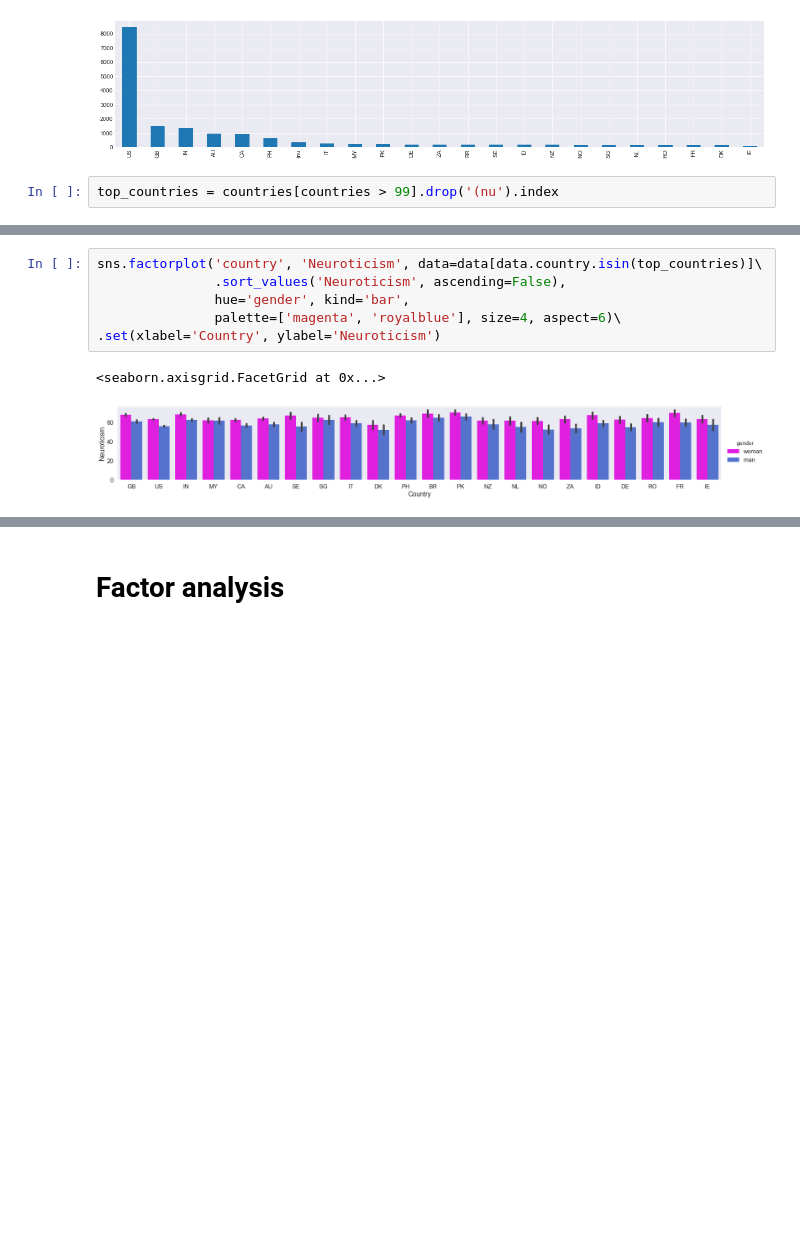
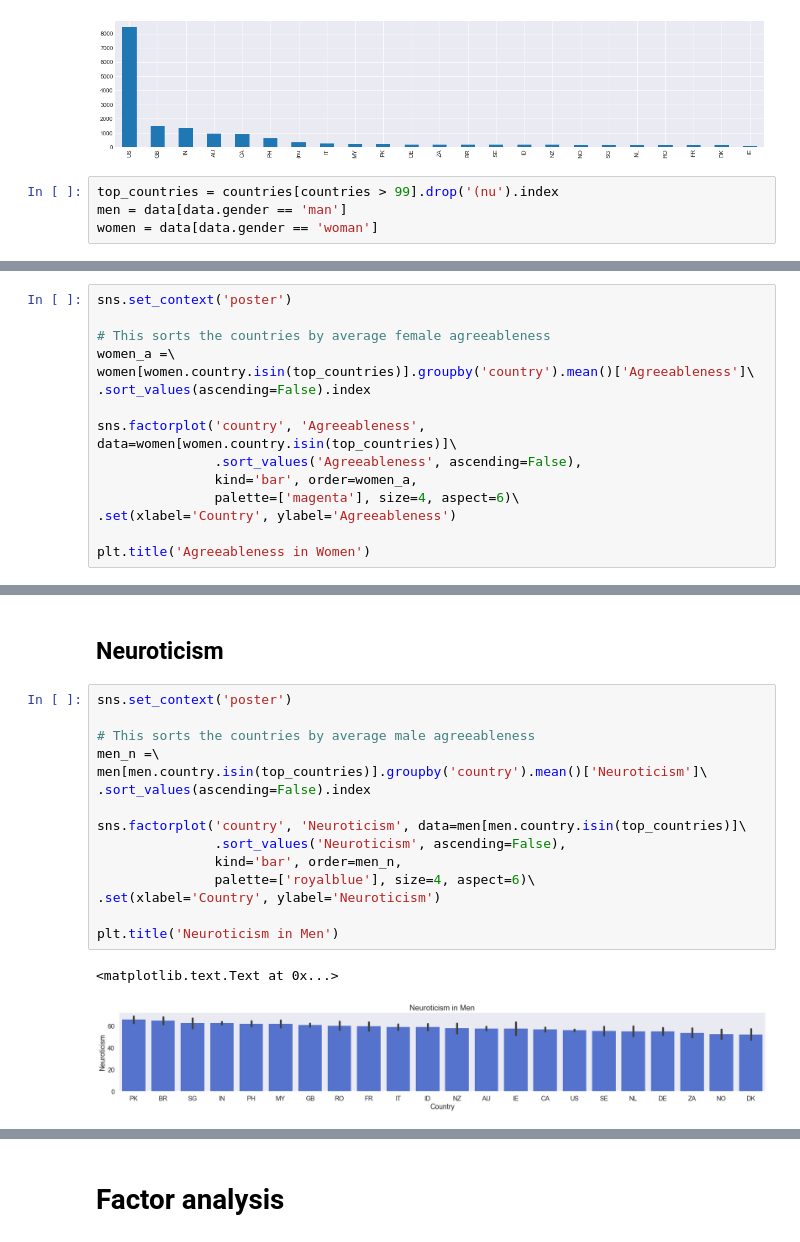
Before and after one commit to vincefav/big-five-age-and-gender, a Jupyter notebook: Big five - Age and gender.ipynb, the cells around one changed output, grey strips where cells are left out. Drawn from its saved outputs; the diff is of its cells as text; blank space fills up the shorter version.

```diff
--- a/Big five - Age and gender.ipynb
+++ b/Big five - Age and gender.ipynb
@@ -265,3 +265,5 @@ countries[countries > 99].plot.bar(figsize=(20,4), grid=True)
 [figure]
 # %%
 top_countries = countries[countries > 99].drop('(nu').index
+men = data[data.gender == 'man']
+women = data[data.gender == 'woman']
@@ -278,0 +290,15 @@ sns.factorplot('country', 'Agreeableness', data=data[data.country.isin(top_count
+# %%
+sns.set_context('poster')
+
+# This sorts the countries by average female agreeableness
+women_a =\
+women[women.country.isin(top_countries)].groupby('country').mean()['Agreeableness']\
+.sort_values(ascending=False).index
+
+sns.factorplot('country', 'Agreeableness', data=women[women.country.isin(top_countries)]\
+               .sort_values('Agreeableness', ascending=False),
+               kind='bar', order=women_a,
+               palette=['magenta'], size=4, aspect=6)\
+.set(xlabel='Country', ylabel='Agreeableness')
+
+plt.title('Agreeableness in Women')
@@ -279,9 +308,20 @@ sns.factorplot('country', 'Agreeableness', data=data[data.country.isin(top_count
+# %% [markdown]
+## Neuroticism
 # %%
-sns.factorplot('country', 'Neuroticism', data=data[data.country.isin(top_countries)]\
+sns.set_context('poster')
+
+# This sorts the countries by average male agreeableness
+men_n =\
+men[men.country.isin(top_countries)].groupby('country').mean()['Neuroticism']\
+.sort_values(ascending=False).index
+
+sns.factorplot('country', 'Neuroticism', data=men[men.country.isin(top_countries)]\
                .sort_values('Neuroticism', ascending=False),
-               hue='gender', kind='bar',
-               palette=['magenta', 'royalblue'], size=4, aspect=6)\
+               kind='bar', order=men_n,
+               palette=['royalblue'], size=4, aspect=6)\
 .set(xlabel='Country', ylabel='Neuroticism')
+
+plt.title('Neuroticism in Men')
 # %% [output]
-<seaborn.axisgrid.FacetGrid at 0x...>
+<matplotlib.text.Text at 0x...>
-[figure, old version]
+[figure, new version]
```
Also changed, not shown: parts of 5 cells of this notebook.
